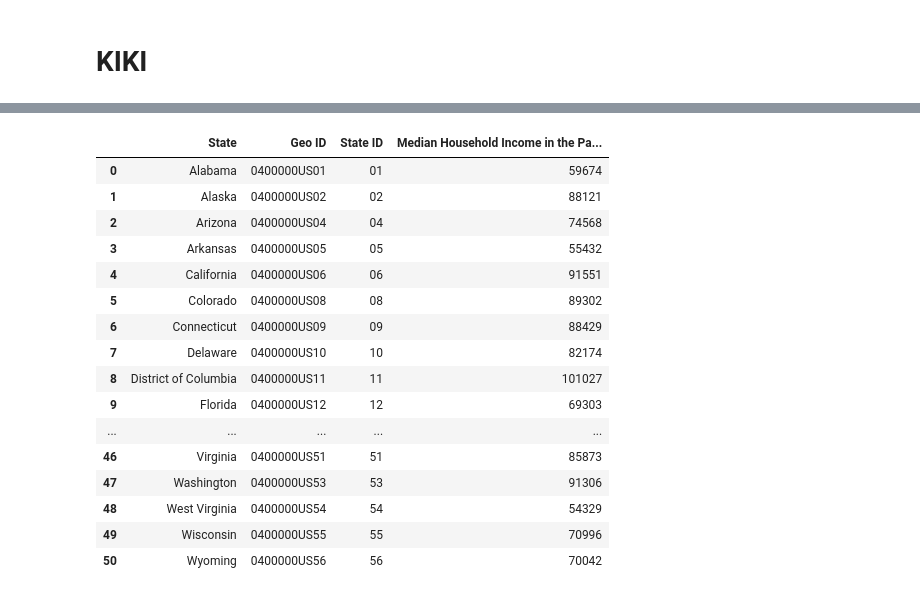
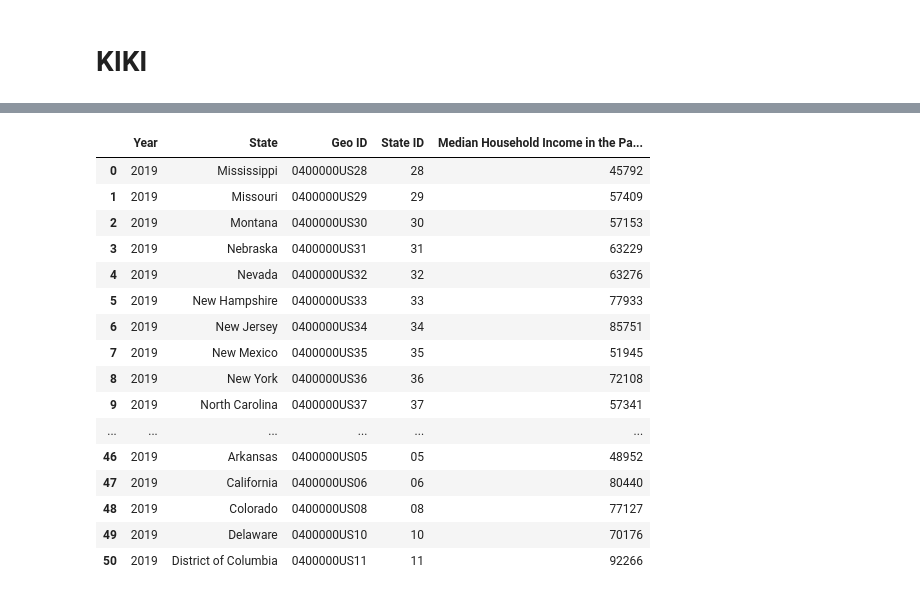
Before and after one commit to kikichan1/Project-1, a Jupyter notebook: Income_Notebook.ipynb, the cells around one changed output, grey strips where cells are left out. Cells and saved outputs as stored; diff of their text form; code cells hidden in the pictures.

```diff
--- a/Income_Notebook.ipynb
+++ b/Income_Notebook.ipynb
@@ -14,17 +14,24 @@ API_KEY = census_api_key
 state = 'state:01,02,04,05,06,08,09,10,11,12,13,15,16,17,18,19,20,21,22,23,24,25,26,27,28,29,30,31,32,33,34,35,36,37,38,39,40,41,42,44,45,46,47,48,49,50,51,53,54,55,56'
 employment_url = f'https://api.census.gov/data/2022/acs/acs1?get=NAME,group(B23025)&for={state}&key={census_api_key}'
 education_url = f'https://api.census.gov/data/2022/acs/acs1?get=NAME,group(B15003)&for={state}&key={census_api_key}'
-income_url = f'https://api.census.gov/data/2022/acs/acs1?get=NAME,group(B19013)&for={state}&key={census_api_key}'
+income_2022_url = f'https://api.census.gov/data/2022/acs/acs1?get=NAME,group(B19013)&for={state}&key={census_api_key}'
+income_2021_url = f'https://api.census.gov/data/2021/acs/acs1?get=NAME,group(B19013)&for={state}&key={census_api_key}'
+income_2019_url = f'https://api.census.gov/data/2019/acs/acs1?get=NAME,group(B19013)&for={state}&key={census_api_key}'
+income_2018_url = f'https://api.census.gov/data/2018/acs/acs1?get=NAME,group(B19013)&for={state}&key={census_api_key}'
+income_2017_url = f'https://api.census.gov/data/2017/acs/acs1?get=NAME,group(B19013)&for={state}&key={census_api_key}'
 family_size_url = f'https://api.census.gov/data/2022/acs/acs1?get=NAME,group(B11001)&for={state}&key={census_api_key}'
 
 print(f'Employment Status: {employment_url}\n')
 print(f'Educational Attainment: {education_url}\n')
-print(f'Income URL: {income_url}\n')
+print(f'2022 Census Income URL: {income_2022_url}\n')
+print(f'2021 Census Income URL: {income_2021_url}\n')
+print(f'2019 Census Income URL: {income_2019_url}\n')
+print(f'2018 Census Income URL: {income_2018_url}\n')
+print(f'2017 Census Income URL: {income_2017_url}\n')
 print(f'Family Size URL: {family_size_url}\n')
 
 employment_json = requests.get(employment_url).json()
 education_json = requests.get(education_url).json()
-income_json = requests.get(income_url).json()
 family_size_json = requests.get(family_size_url).json()
 # %% [output]
 Employment Status: https://api.census.gov/data/2022/acs/acs1?get=NAME,group(B23025)&for=state:01,02,04,05,06,08,09,10,11,12,13,15,16,17,18,19,20,21,22,23,24,25,26,27,28,29,30,31,32,33,34,35,36,37,38,3 ...
@@ -86,38 +169,43 @@ education_df = pd.DataFrame(requests.get(education_url).json()[1:], columns=requ
 # %%
-income_df = pd.DataFrame(requests.get(income_url).json()[1:], columns=requests.get(income_url).json()[0])
+income_2019_json = requests.get(income_2019_url).json()
 
-income_df_cleaned = income_df[[
-    'NAME',
-    'GEO_ID',
-    'state',
-    'B19013_001E',
-]]
+income_2019_df = pd.DataFrame(requests.get(income_2019_url).json()[1:], columns=requests.get(income_2019_url).json()[0])
 
-income_df_final = income_df_cleaned.rename(columns={
+income_2019_df_cleaned = income_2019_df.rename(columns={
     'NAME': 'State',
     'GEO_ID': 'Geo ID',
     'state': 'State ID',
-    'B19013_001E': 'Median Household Income in the Past 12 Months (in 2022 Inflation-Adjusted Dollars)',
+    'B19013_001E': 'Median Household Income in the Past 12 Months (in Inflation-Adjusted Dollars)',
 })
 
-income_df_final = income_df_final.loc[:, ~income_df_final.columns.duplicated()]
+income_2019_df_cleaned ['Year'] = 2019
 
-income_df_final
+income_2019_df_final = income_2019_df_cleaned[[
+    'Year',
+    'State',
+    'Geo ID',
+    'State ID',
+    'Median Household Income in the Past 12 Months (in Inflation-Adjusted Dollars)',
+]]
+
+income_2019_df_final = income_2019_df_final.loc[:, ~income_2019_df_final.columns.duplicated()]
+
+income_2019_df_final
 # %% [output]
-|  | State | Geo ID | State ID | Median Household Income in the Pa... |
-| 0 | Alabama | 0400000US01 | 01 | 59674 |
-| 1 | Alaska | 0400000US02 | 02 | 88121 |
-| 2 | Arizona | 0400000US04 | 04 | 74568 |
-| 3 | Arkansas | 0400000US05 | 05 | 55432 |
-| 4 | California | 0400000US06 | 06 | 91551 |
-| 5 | Colorado | 0400000US08 | 08 | 89302 |
-| 6 | Connecticut | 0400000US09 | 09 | 88429 |
-| 7 | Delaware | 0400000US10 | 10 | 82174 |
-| 8 | District of Columbia | 0400000US11 | 11 | 101027 |
-| 9 | Florida | 0400000US12 | 12 | 69303 |
-| ... | ... | ... | ... | ... |
-| 46 | Virginia | 0400000US51 | 51 | 85873 |
-| 47 | Washington | 0400000US53 | 53 | 91306 |
-| 48 | West Virginia | 0400000US54 | 54 | 54329 |
-| 49 | Wisconsin | 0400000US55 | 55 | 70996 |
-| 50 | Wyoming | 0400000US56 | 56 | 70042 |
+|  | Year | State | Geo ID | State ID | Median Household Income in the Pa... |
+| 0 | 2019 | Mississippi | 0400000US28 | 28 | 45792 |
+| 1 | 2019 | Missouri | 0400000US29 | 29 | 57409 |
+| 2 | 2019 | Montana | 0400000US30 | 30 | 57153 |
+| 3 | 2019 | Nebraska | 0400000US31 | 31 | 63229 |
+| 4 | 2019 | Nevada | 0400000US32 | 32 | 63276 |
+| 5 | 2019 | New Hampshire | 0400000US33 | 33 | 77933 |
+| 6 | 2019 | New Jersey | 0400000US34 | 34 | 85751 |
+| 7 | 2019 | New Mexico | 0400000US35 | 35 | 51945 |
+| 8 | 2019 | New York | 0400000US36 | 36 | 72108 |
+| 9 | 2019 | North Carolina | 0400000US37 | 37 | 57341 |
+| ... | ... | ... | ... | ... | ... |
+| 46 | 2019 | Arkansas | 0400000US05 | 05 | 48952 |
+| 47 | 2019 | California | 0400000US06 | 06 | 80440 |
+| 48 | 2019 | Colorado | 0400000US08 | 08 | 77127 |
+| 49 | 2019 | Delaware | 0400000US10 | 10 | 70176 |
+| 50 | 2019 | District of Columbia | 0400000US11 | 11 | 92266 |
```
Also changed, not shown: parts of 7 cells of this notebook.
